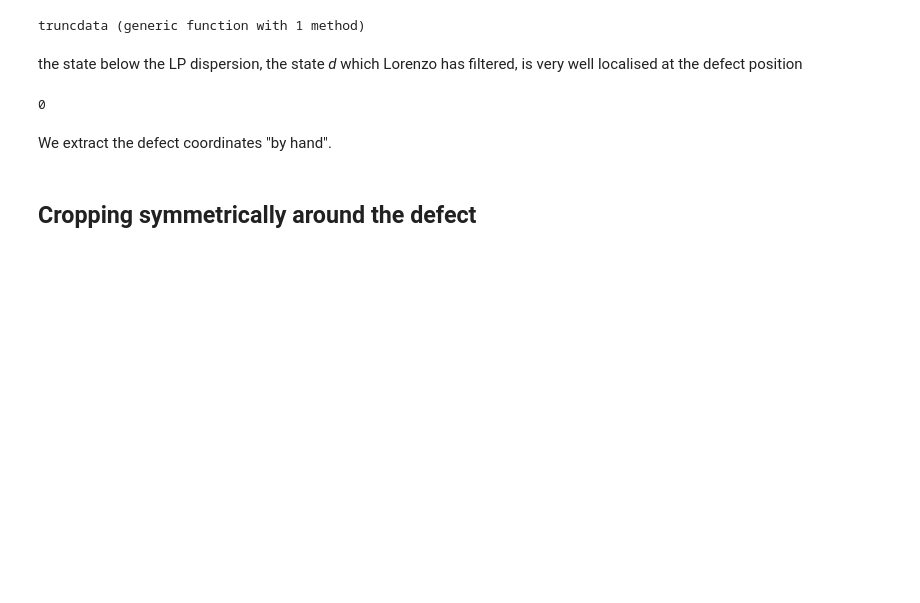
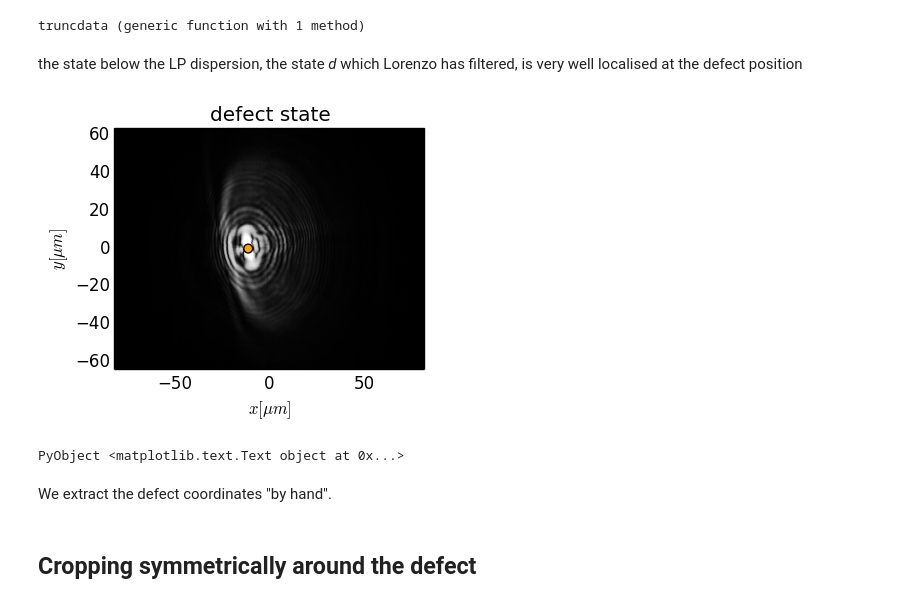
Before and after one commit to berceanu/notebooks, a Jupyter notebook: julia/april/fitting.ipynb, the cells around one changed output. Cells and saved outputs as stored; diff of their text form; code cells hidden in the pictures; blank space fills up the shorter version.

```diff
--- a/julia/april/fitting.ipynb
+++ b/julia/april/fitting.ipynb
@@ -132,9 +118,9 @@ getidx (generic function with 1 method)
 # %% [markdown]
 Vertical axis length, in $\mu m$.
 # %%
-ny = 200
+NY = 200
 Δy = 0.64
-sidey = (ny-1)*Δy/2
+sidey = (NY-1)*Δy/2
 y = -sidey:Δy:sidey;
 # %% [markdown]
 Horizontal axis length, in $\mu m$.
@@ -199,11 +185,20 @@ tdefdata = truncdata(defdata; cmax = 200.);
 # %% [markdown]
 the state below the LP dispersion, the state *d* which
 Lorenzo has filtered, is very well localised at the defect position
-# %%
-imagesc(0, y, x, tdefdata,
-"xlabel", "x[μm]", "ylabel", "y[μm]", "title", "|ψd|^2")
-# %% [output]
-0
+# %%
+fig, ax = plt.subplots(figsize=(4, 4))
+ax[:imshow](tdefdata, ColorMap("gray"), origin="lower",
+                      extent=[x[1], x[end], y[1], y[end]])
+ax[:scatter](-11.2, -0.2, s=40, c="orange", marker="o")
+ax[:axis]("image")
+ax[:set_title]("defect state")
+ax[:set_ylim](y[1], y[end])
+ax[:set_xlim](x[1], x[end])
+ax[:set_xlabel](L"$x [\mu m]$")
+ax[:set_ylabel](L"$y [\mu m]$")
+# %% [output]
+[figure, added]
+PyObject <matplotlib.text.Text object at 0x...>
 # %% [markdown]
 We extract the defect coordinates "by hand".
 # %%
```
Also changed, not shown: parts of 43 cells of this notebook, 4 other files.
